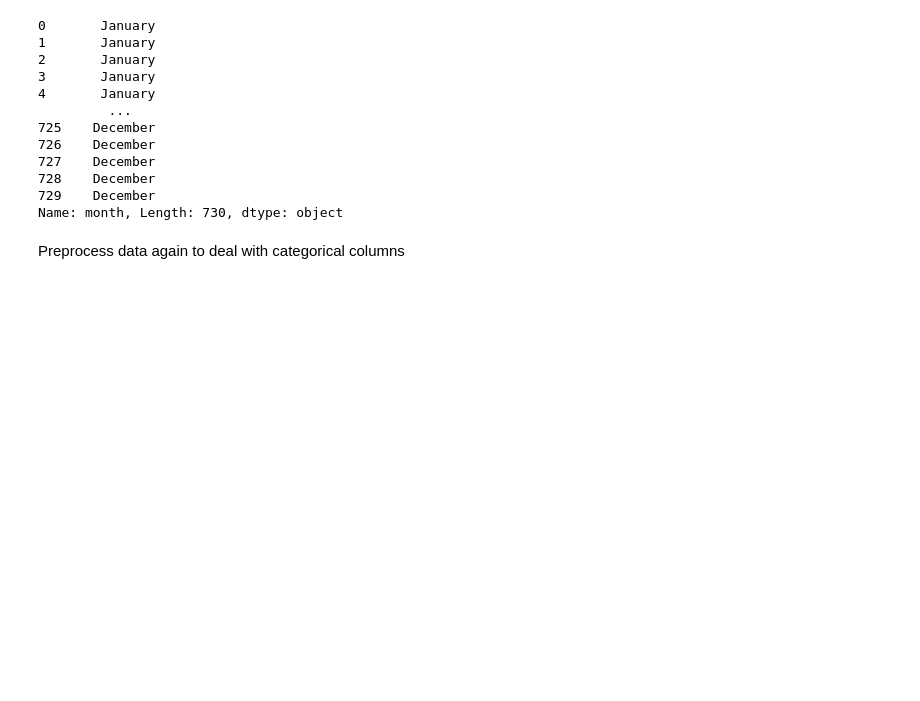
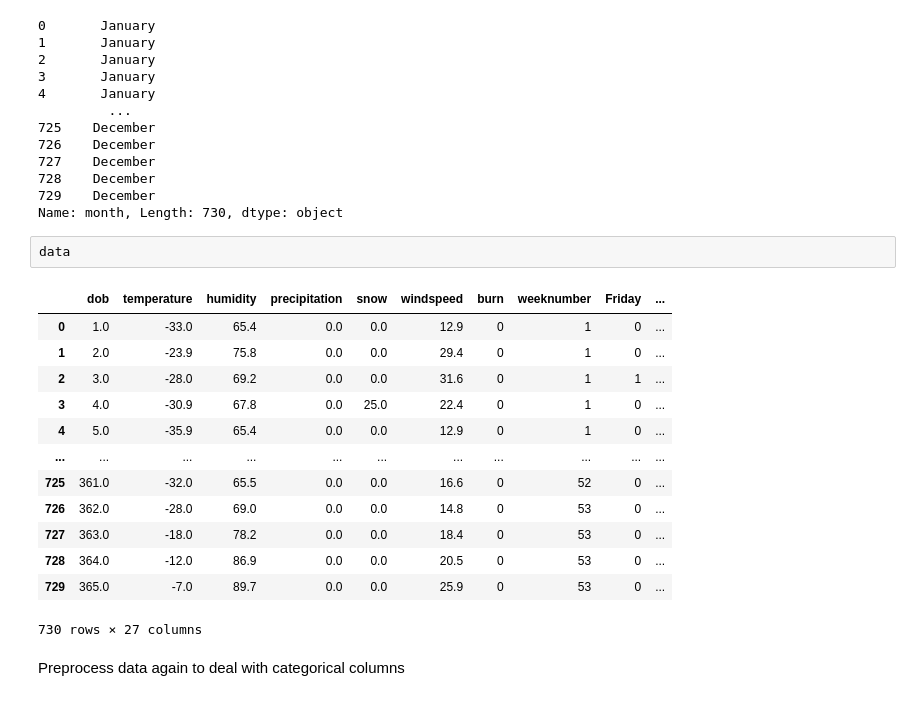
Before and after one commit to DavidCheung96/ForestFiresPrediction, a Jupyter notebook: ForestFiresprediction.ipynb, the cells around one changed output. Cells and saved outputs as stored; diff of their text form; blank space fills up the shorter version.

```diff
--- a/ForestFiresprediction.ipynb
+++ b/ForestFiresprediction.ipynb
@@ -524,6 +524,22 @@ data.month
 728    December
 729    December
 Name: month, Length: 730, dtype: object
+# %%
+data
+# %% [output]
+|  | dob | temperature | humidity | precipitation | snow | windspeed | burn | weeknumber | Friday | ... |
+| 0 | 1.0 | -33.0 | 65.4 | 0.0 | 0.0 | 12.9 | 0 | 1 | 0 | ... |
+| 1 | 2.0 | -23.9 | 75.8 | 0.0 | 0.0 | 29.4 | 0 | 1 | 0 | ... |
+| 2 | 3.0 | -28.0 | 69.2 | 0.0 | 0.0 | 31.6 | 0 | 1 | 1 | ... |
+| 3 | 4.0 | -30.9 | 67.8 | 0.0 | 25.0 | 22.4 | 0 | 1 | 0 | ... |
+| 4 | 5.0 | -35.9 | 65.4 | 0.0 | 0.0 | 12.9 | 0 | 1 | 0 | ... |
+| ... | ... | ... | ... | ... | ... | ... | ... | ... | ... | ... |
+| 725 | 361.0 | -32.0 | 65.5 | 0.0 | 0.0 | 16.6 | 0 | 52 | 0 | ... |
+| 726 | 362.0 | -28.0 | 69.0 | 0.0 | 0.0 | 14.8 | 0 | 53 | 0 | ... |
+| 727 | 363.0 | -18.0 | 78.2 | 0.0 | 0.0 | 18.4 | 0 | 53 | 0 | ... |
+| 728 | 364.0 | -12.0 | 86.9 | 0.0 | 0.0 | 20.5 | 0 | 53 | 0 | ... |
+| 729 | 365.0 | -7.0 | 89.7 | 0.0 | 0.0 | 25.9 | 0 | 53 | 0 | ... |
+730 rows × 27 columns
 # %% [markdown]
 Preprocess data again to deal with categorical columns
 # %%
```
Also changed, not shown: parts of 14 cells of this notebook.
